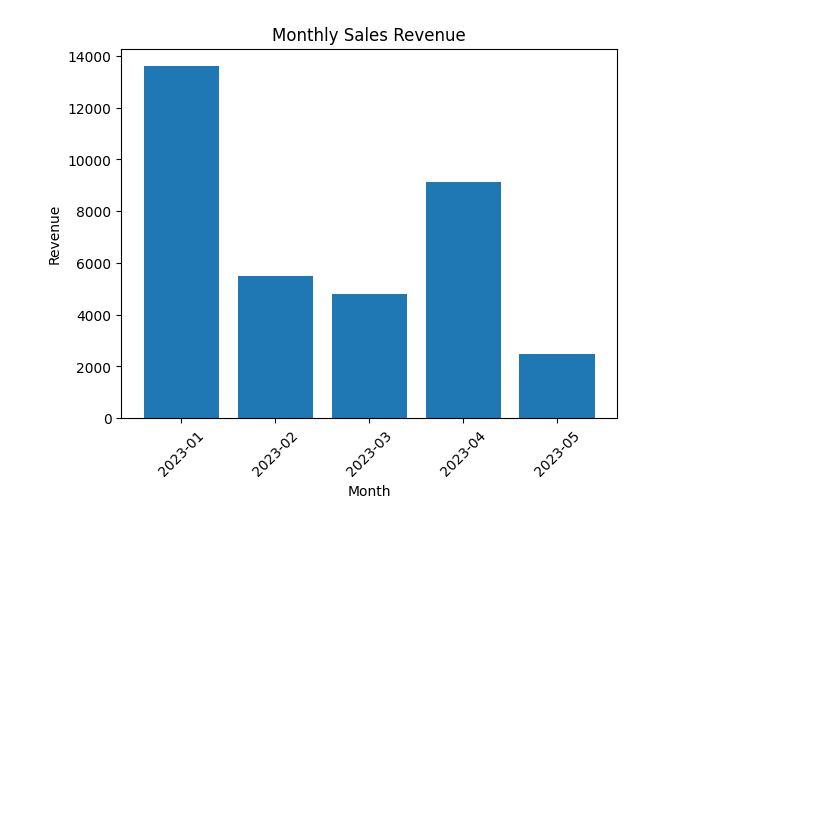
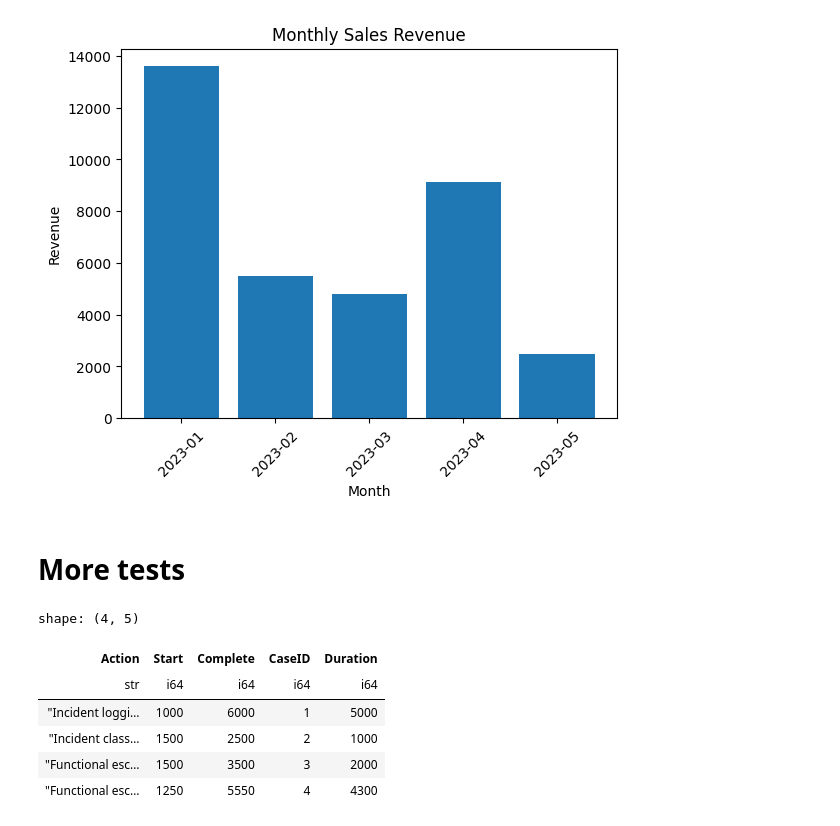
Before and after one commit to albertodiazdurana/learning_polars, a Jupyter notebook: experimenting.ipynb, the cells around one changed output. Cells and saved outputs as stored; diff of their text form; code cells hidden in the pictures; blank space fills up the shorter version.

```diff
--- a/experimenting.ipynb
+++ b/experimenting.ipynb
@@ -817,3 +792,5 @@ Total Revenue for the Year: 35490.0
 Product with Highest Revenue: P003
 Date with Highest Revenue: 2023-04-23
 [figure]
+# %% [markdown]
+# More tests
@@ -819,0 +845,24 @@ Date with Highest Revenue: 2023-04-23
+# %%
+events = pl.LazyFrame(
+        {
+            "Action": [
+                "Incident logging",
+                "Incident classification",
+                "Functional escalation",
+                "Functional escalation",
+            ],
+            "Start": [1000, 1500, 1500, 1250],
+            "Complete": [6000, 2500, 3500, 5550],
+            "CaseID": [1, 2, 3, 4],
+        }
+    ).with_columns((pl.col("Complete")-pl.col("Start")).alias("Duration"))
+# %%
+events.collect()
+# %% [output]
+shape: (4, 5)
+| Action | Start | Complete | CaseID | Duration |
+| str | i64 | i64 | i64 | i64 |
+| "Incident loggi… | 1000 | 6000 | 1 | 5000 |
+| "Incident class… | 1500 | 2500 | 2 | 1000 |
+| "Functional esc… | 1500 | 3500 | 3 | 2000 |
+| "Functional esc… | 1250 | 5550 | 4 | 4300 |
```
Also changed, not shown: parts of 29 cells of this notebook.
